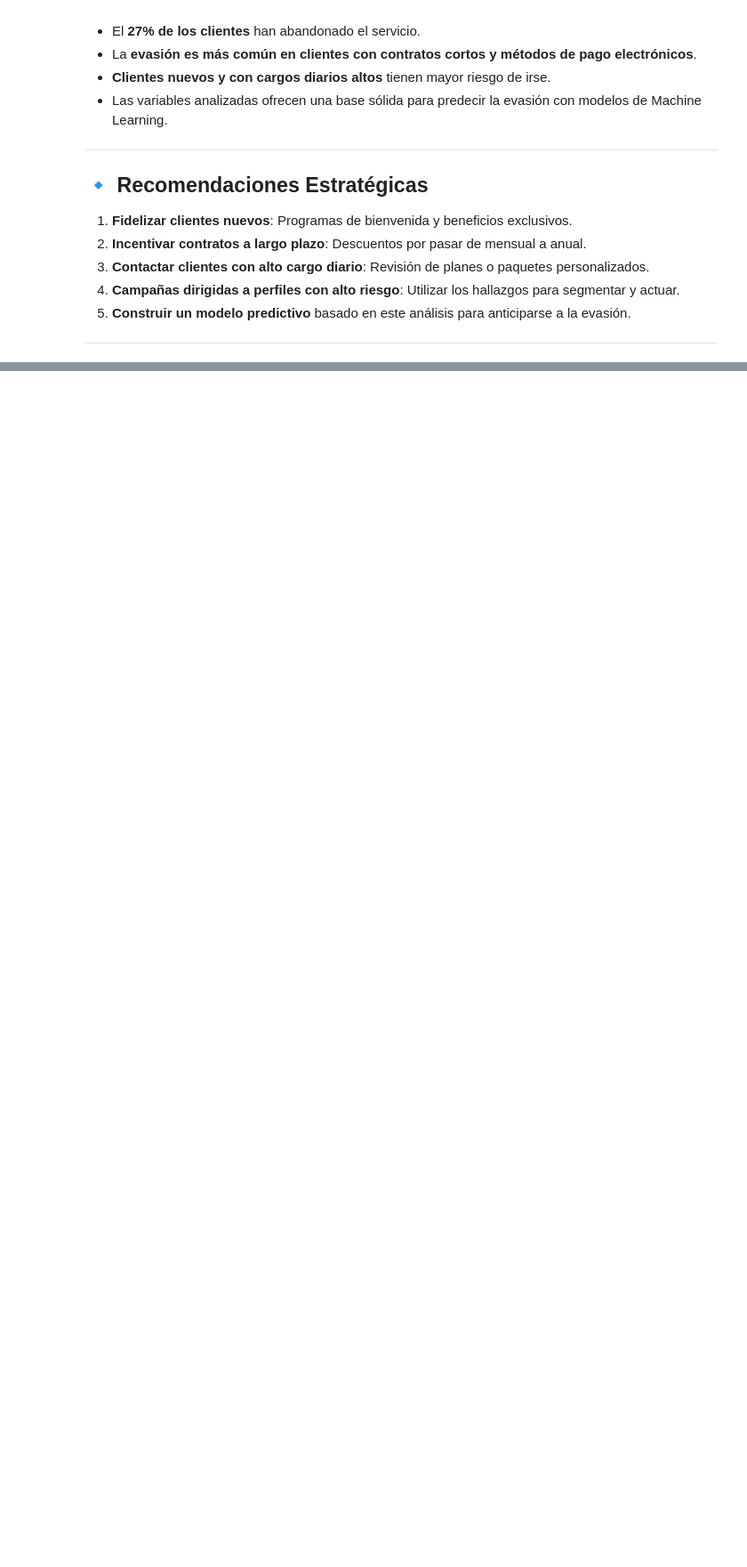
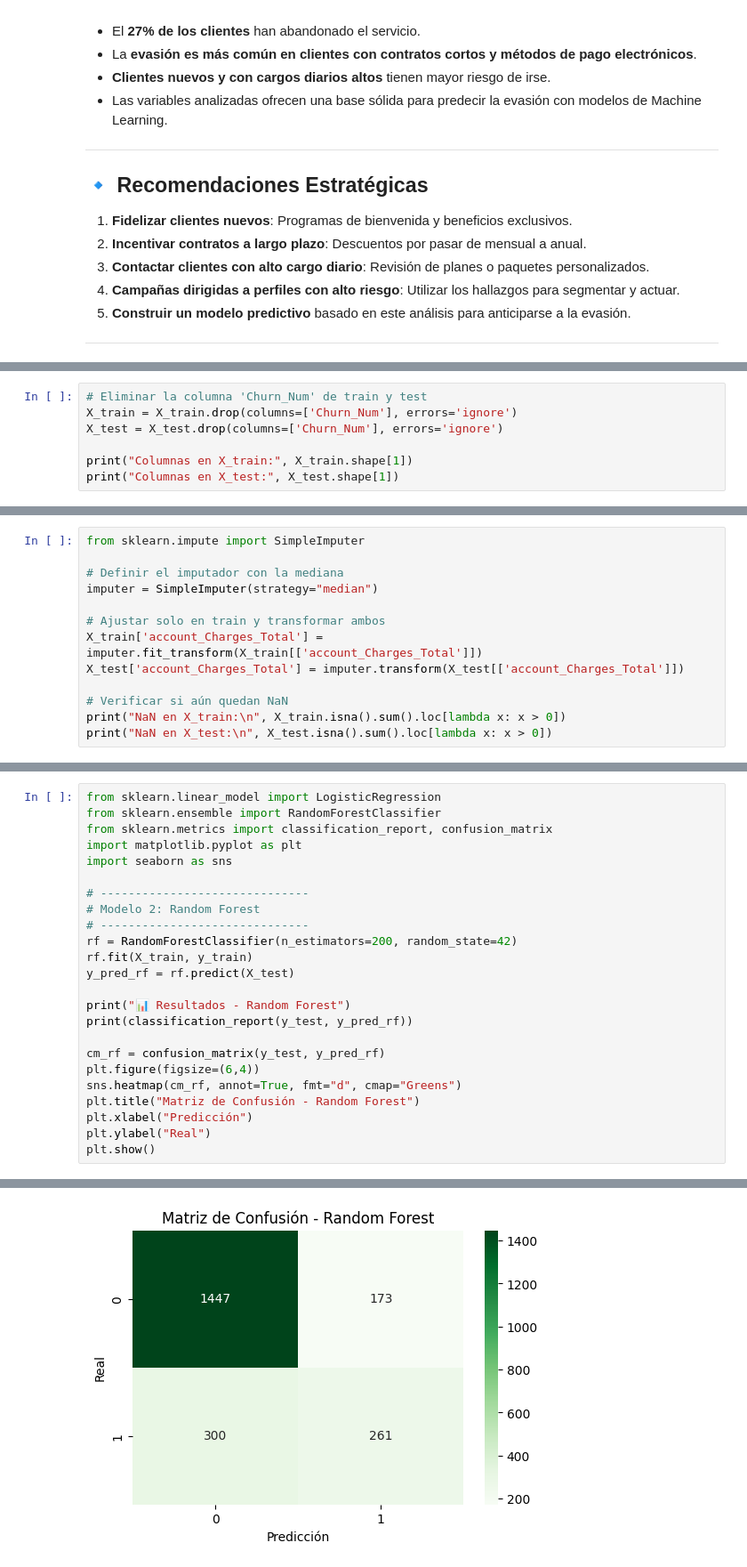
Before and after one commit to CronosX7/challenge2-segunda_parte--data-science-LATAM, a Jupyter notebook: TelecomX_LATAM.ipynb, the cells around one changed output, grey strips where cells are left out. Shown at 89% size. Saved outputs shown, nothing was run; the diff lists cells and outputs as text; blank space fills up the shorter version.

```diff
--- a/TelecomX_LATAM.ipynb
+++ b/TelecomX_LATAM.ipynb
@@ -508,0 +1040,7 @@ Se calculó la matriz de correlación para variables numéricas.
+# %%
+# Eliminar la columna 'Churn_Num' de train y test
+X_train = X_train.drop(columns=['Churn_Num'], errors='ignore')
+X_test = X_test.drop(columns=['Churn_Num'], errors='ignore')
+
+print("Columnas en X_train:", X_train.shape[1])
+print("Columnas en X_test:", X_test.shape[1])
@@ -508,0 +1052,13 @@ Se calculó la matriz de correlación para variables numéricas.
+# %%
+from sklearn.impute import SimpleImputer
+
+# Definir el imputador con la mediana
+imputer = SimpleImputer(strategy="median")
+
+# Ajustar solo en train y transformar ambos
+X_train['account_Charges_Total'] = imputer.fit_transform(X_train[['account_Charges_Total']])
+X_test['account_Charges_Total'] = imputer.transform(X_test[['account_Charges_Total']])
+
+# Verificar si aún quedan NaN
+print("NaN en X_train:\n", X_train.isna().sum().loc[lambda x: x > 0])
+print("NaN en X_test:\n", X_test.isna().sum().loc[lambda x: x > 0])
@@ -508,0 +1091,25 @@ Se calculó la matriz de correlación para variables numéricas.
+# %%
+from sklearn.linear_model import LogisticRegression
+from sklearn.ensemble import RandomForestClassifier
+from sklearn.metrics import classification_report, confusion_matrix
+import matplotlib.pyplot as plt
+import seaborn as sns
+
+# ------------------------------
+# Modelo 2: Random Forest
+# ------------------------------
+rf = RandomForestClassifier(n_estimators=200, random_state=42)
+rf.fit(X_train, y_train)
+y_pred_rf = rf.predict(X_test)
+
+print("📊 Resultados - Random Forest")
+print(classification_report(y_test, y_pred_rf))
+
+cm_rf = confusion_matrix(y_test, y_pred_rf)
+plt.figure(figsize=(6,4))
+sns.heatmap(cm_rf, annot=True, fmt="d", cmap="Greens")
+plt.title("Matriz de Confusión - Random Forest")
+plt.xlabel("Predicción")
+plt.ylabel("Real")
+plt.show()
+# %% [output]
@@ -508,0 +1125 @@ Se calculó la matriz de correlación para variables numéricas.
+[figure, added]
```
Also changed, not shown: parts of 57 cells of this notebook.
